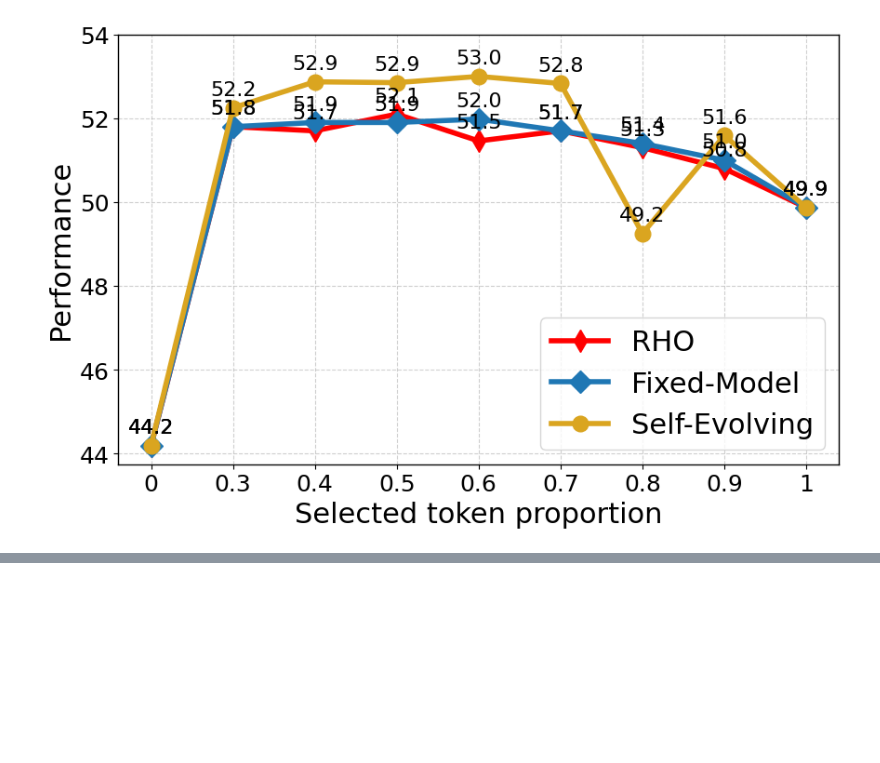
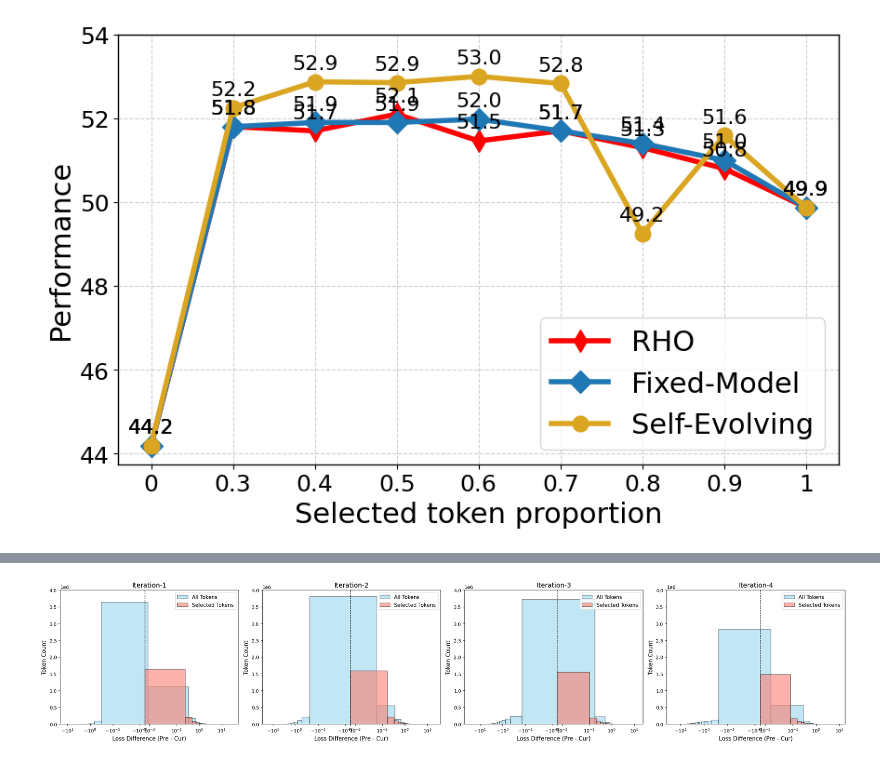
Before and after one commit to UCSC-REAL/TokenCleaning, a Jupyter notebook: plot_figure.ipynb, the cells around one changed output, grey strips where cells are left out. Saved outputs shown, nothing was run; the diff lists cells and outputs as text; code cells hidden in the pictures; blank space fills up the shorter version.

```diff
--- a/plot_figure.ipynb
+++ b/plot_figure.ipynb
@@ -225,0 +280,71 @@ plt.show()
+# %%
+import torch
+import numpy as np
+import os
+import matplotlib.pyplot as plt
+
+loss_path = "results/loss/"
+label_path = "results/label/"
+base_model = "meta-llama/Llama-3.2-3B"
+
+train_dataset_tag = "filtered-cured-50k-iter-split-global_data_prop_0.6_llama3b"
+additional_train_dataset_tag = "filtered-cured-50k-iter-split-global_data_prop_0.6_llama3b-non-filtered-fixed-base-model"
+data_prop = 0.6
+subset_size = 5
+
+# 创建更宽的图形框架
+fig, axes = plt.subplots(1, subset_size - 1, figsize=(6 * (subset_size - 1), 5))
+
+for idx in range(1, subset_size):
+    # 加载 base model 的 loss
+    if idx < 2:
+        base_model_name = os.path.basename(base_model)
+        losses_pre = torch.load(loss_path + f"token_losses_{train_dataset_tag}_{idx}_{base_model_name}.pt")
+    else:
+        base_model_name = f"lora_merged_{train_dataset_tag}"
+        losses_pre = torch.load(loss_path + f"token_losses_{train_dataset_tag}_{idx}_{base_model_name}_{idx - 2}.pt")
+
+    # 加载 reference model 的 loss
+    ref_model_name = f"lora_merged_{train_dataset_tag}"
+    losses_cur = torch.load(loss_path + f"token_losses_{train_dataset_tag}_{idx}_{ref_model_name}_{idx - 1}.pt")
+
+    # 加载 token label，提取非 -100 的 selected token index
+    labels = torch.load(f"{label_path}/token_labels_{train_dataset_tag}_{idx}.pt")
+    flattened_labels = [label for row in labels for label in row]
+    selected_indices = [i for i, l in enumerate(flattened_labels) if l != -100]
+
+    # 扁平化 loss
+    input_pre = [v for sub in losses_pre for v in sub]
+    input_cur = [v for sub in losses_cur for v in sub]
+
+    # 计算差值
+    diffs = [p - c for p, c in zip(input_pre, input_cur)]
+    selected_diffs = [diffs[i] for i in selected_indices]
+
+    ax = axes[idx - 1]
+
+    # 所有 token 的差值直方图
+    ax.hist(diffs, bins=100, color='skyblue', edgecolor='black', alpha=0.5, label='All Tokens')
+
+    # 选中 token 的差值直方图（叠加）
+    ax.hist(selected_diffs, bins=100, color='salmon', edgecolor='black', alpha=0.6, label='Selected Tokens')
+
+    # 设置对称对数坐标
+    ax.set_xscale("symlog", linthresh=0.05)
+
+    # 设置统一 y 轴（可根据最大值微调）
+    ax.set_ylim(0, 4e6)
+
+    # 标题与标签
+    ax.set_title(f"Iteration-{idx}", fontsize=14)
+    ax.set_xlabel("Loss Difference (Pre - Cur)", fontsize=12)
+    ax.set_ylabel("Token Count", fontsize=12)
+    ax.axvline(0, color='black', linestyle='--', linewidth=1)
+
+    # 添加图例
+    ax.legend(fontsize=11)
+
+plt.tight_layout()
+plt.show()
+# %% [output]
+[figure, added]
```
Also changed, not shown: parts of 1 cell of this notebook, 30 other files.
